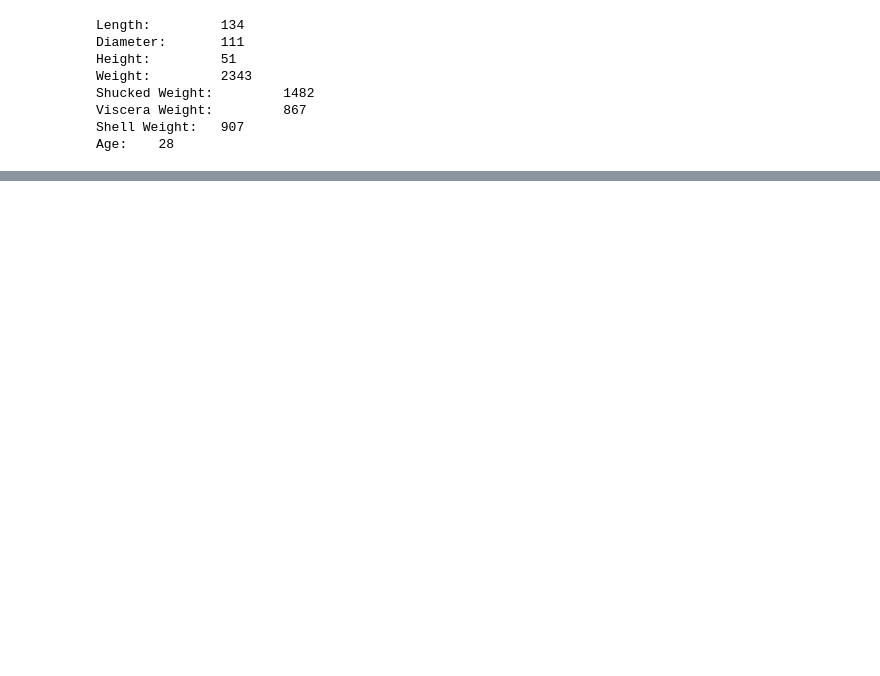
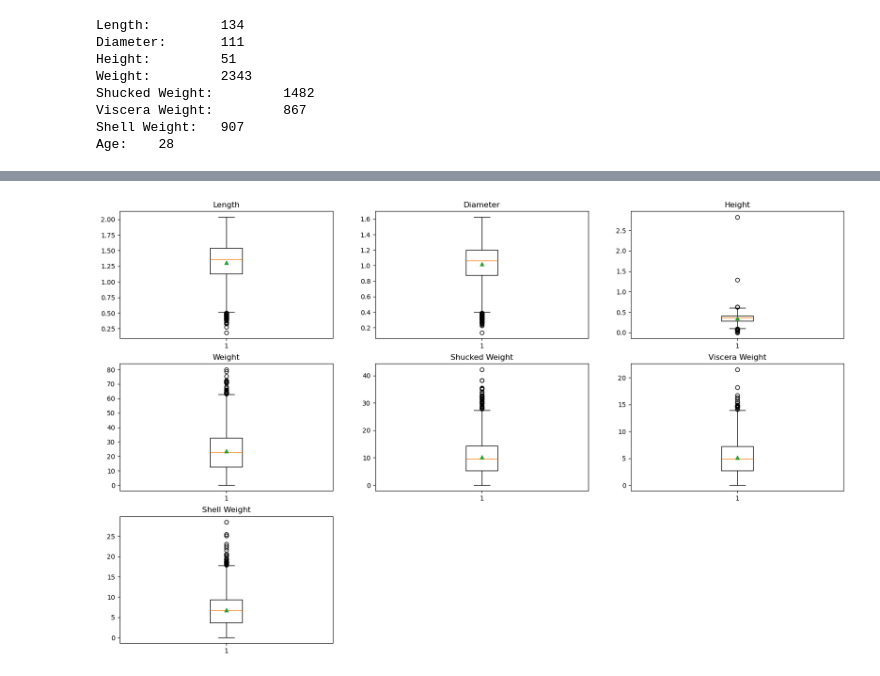
Before and after one commit to ilBollo/DataIntensive_Project_Crab, a Jupyter notebook: age_of_crab.ipynb, the cells around one changed output, grey strips where cells are left out. Drawn from its saved outputs; the diff is of its cells as text; code cells hidden in the pictures; blank space fills up the shorter version.

```diff
--- a/age_of_crab.ipynb
+++ b/age_of_crab.ipynb
@@ -109,0 +109,3 @@ Vediamo come prima cosa quanto variano i dati in nostro possesso:
+# %%
+numeric_vars = ["Length",	"Diameter",	"Height",	"Weight",	"Shucked Weight",	"Viscera Weight",	"Shell Weight"]
+categorical_vars = ["Sex"]
@@ -139,0 +166,6 @@ plot_bar("Weight", 20, "Pesi più frequenti")
+# %%
+plt.figure(figsize=(20, 12))
+for i, col in enumerate(numeric_vars,start=1):
+    plt.subplot(3,3,i,title=col).boxplot(data[col],showmeans=True);
+# %% [output]
+[figure, added]
```
Also changed, not shown: parts of 78 cells of this notebook.
